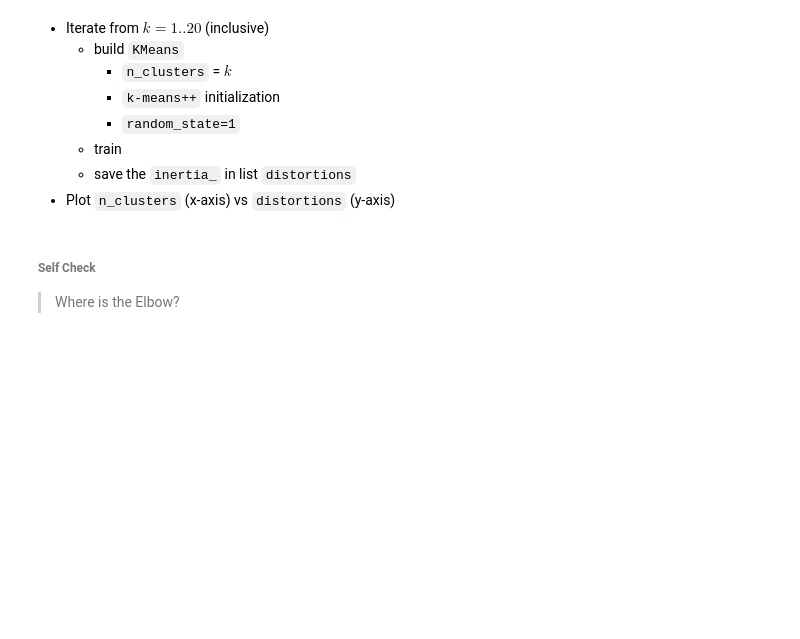
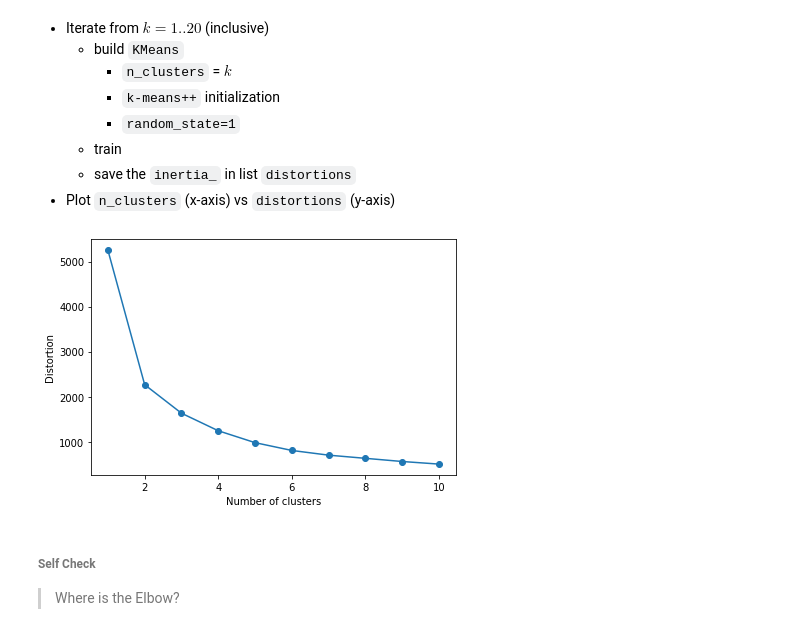
Before and after one commit to teemal/machine_learning_and_data_mining, a Jupyter notebook: Activity_14.ipynb, the cells around one changed output. Drawn from its saved outputs; the diff is of its cells as text; code cells hidden in the pictures; blank space fills up the shorter version.

```diff
--- a/Activity_14.ipynb
+++ b/Activity_14.ipynb
@@ -85,0 +114,5 @@ print('your code here')
+# %%
+# map latitude and longitude to radians
+df['latitude'] = df['latitude'].apply(lambda x: deg_to_rad(x))
+df['longitude'] = df['longitude'].apply(lambda x: deg_to_rad(x))
+df
@@ -104,3 +159,6 @@ print('your code here')
+# %%
+# split X and y_lat/y_lon
+X, y_lat, y_lon = df.iloc[:, :-2].values, df.iloc[:, -2].values, df.iloc[:, -1].values
 # %% [markdown]
 ##### 2.3 Print shape of `X`, `y_lat`, `y_lon`
 # %%
@@ -121,3 +178,7 @@ print('your code here')
+# %%
+# transform with QuantileTransformer
+qt = QuantileTransformer(random_state=1)
+X = qt.fit_transform(X)
 # %% [markdown]
 > The features in the dataset were previously standardized, but we observe a large number of outliers.
 # %% [markdown]
@@ -138,3 +196,7 @@ print('your code here')
+# %%
+# transform with PCA
+pca = PCA(n_components=2, random_state=1)
+X = pca.fit_transform(X)
 # %% [markdown]
 ###### Self Check
 # %%
@@ -160,3 +219,21 @@ print('your code here')
+# %%
+# plot n_clusters vs. distortion
+distortions = []
+for i in range(1, 11):
+    km = KMeans(n_clusters=i,
+                init='k-means++',
+                n_init=10,
+                max_iter=300,
+                random_state=0)
+    km.fit(X)
+    distortions.append(km.inertia_)
+plt.plot(range(1, 11), distortions, marker='o')
+plt.xlabel('Number of clusters')
+plt.ylabel('Distortion')
+plt.tight_layout()
+plt.show()
+# %% [output]
+[figure, added]
 # %% [markdown]
 ###### Self Check
 
```
Also changed, not shown: parts of 30 cells of this notebook.
